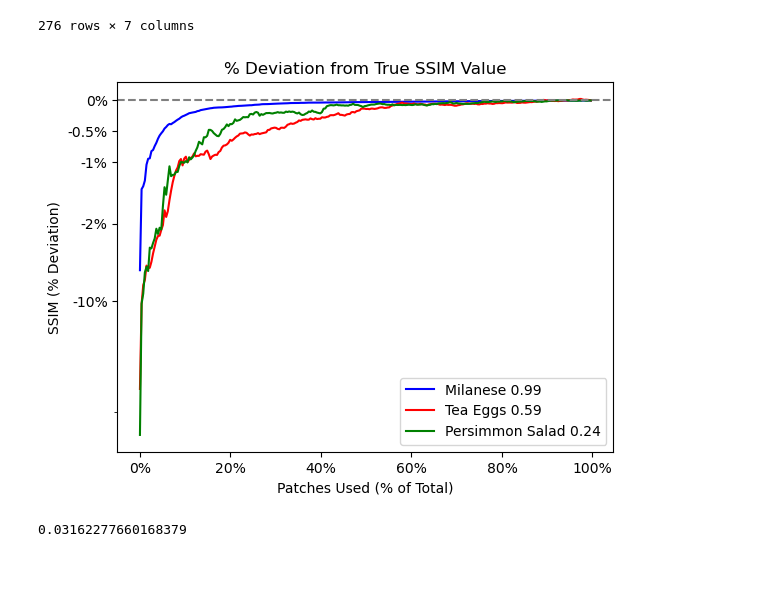
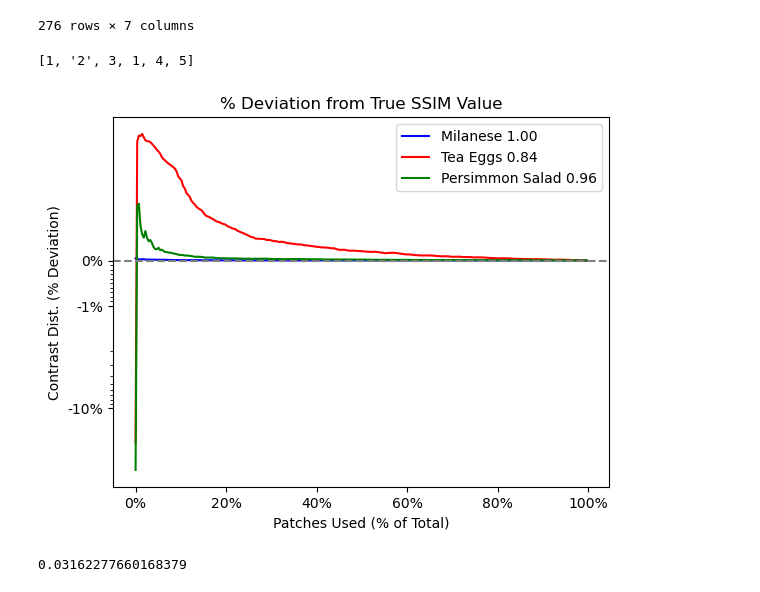
Before and after one commit to rainonej/Sparse-Dictionary-Learning, a Jupyter notebook: more_tests.ipynb, the cells around one changed output. Saved outputs shown, nothing was run; the diff lists cells and outputs as text; code cells hidden in the pictures.

```diff
--- a/more_tests.ipynb
+++ b/more_tests.ipynb
@@ -333,14 +387,18 @@ def plot_error_values(dfs, column, path):
+# %%
+[1,"2",3] + [1,4,5]
+# %% [output]
+[1, '2', 3, 1, 4, 5]
 # %%
 
 #plot_error_values([errors_milanese, errors_tea_eggs, errors_persimon_salad], "PSNR", 'Graphs/SPIR_PSNR.jpg')
-plot_error_values([errors_milanese, errors_tea_eggs, errors_persimon_salad], "SSIM", 'Graphs/SPIR_SSIM.jpg')
+#plot_error_values([errors_milanese, errors_tea_eggs, errors_persimon_salad], "SSIM", 'Graphs/SPIR_SSIM.jpg')
 
-#plot_error_values([errors_milanese, errors_tea_eggs, errors_persimon_salad], "Structural Comp.")
-#plot_error_values([errors_milanese, errors_tea_eggs, errors_persimon_salad], "Luminance Dist.")
+#plot_error_values([errors_milanese, errors_tea_eggs, errors_persimon_salad], "Structural Comp.", "hi")
+#plot_error_values([errors_milanese, errors_tea_eggs, errors_persimon_salad], "Luminance Dist.", "hi")
 
-#plot_error_values([errors_milanese, errors_tea_eggs, errors_persimon_salad], "Contrast Dist.")
+plot_error_values([errors_milanese, errors_tea_eggs, errors_persimon_salad], "Contrast Dist.", "hi")
 # %% [output]
-[figure, old version]
+[figure, new version]
 # %%
 10**(-1.5)
 # %% [output]
```
Also changed, not shown: parts of 1 cell of this notebook.
